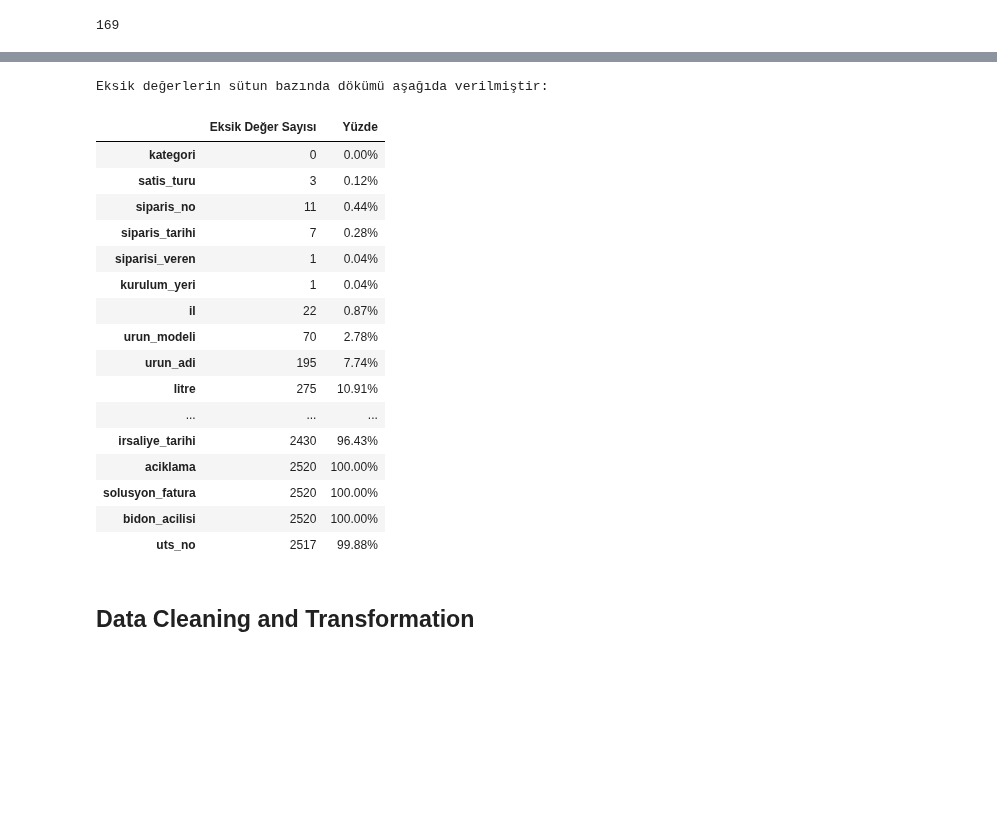
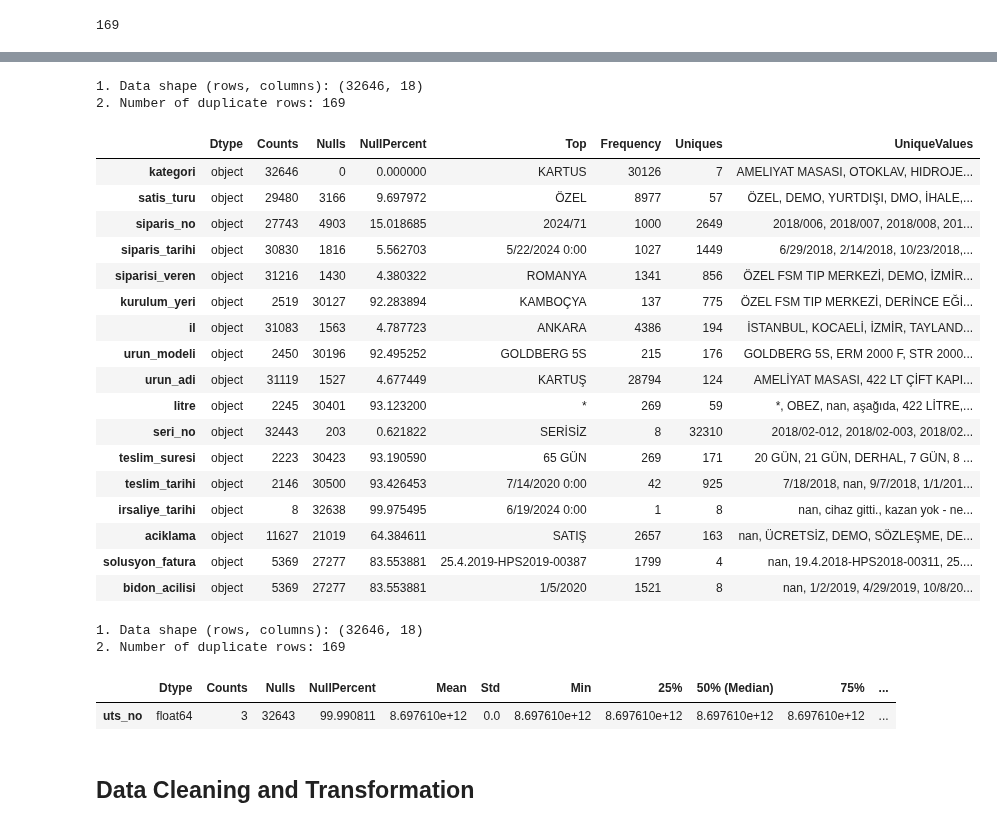
Before and after one commit to Duygu-Jones/LLM_Playground, a Jupyter notebook: 01_EDA/FEATURES/04_Siparis_Teslim_IrsaliyeDate_TeslimSure/Duygu/Duygu_EDA_NOTEBOOK.ipynb, the cells around one changed output, grey strips where cells are left out. Saved outputs shown, nothing was run; the diff lists cells and outputs as text; code cells hidden in the pictures; blank space fills up the shorter version.

```diff
--- a/01_EDA/FEATURES/04_Siparis_Teslim_IrsaliyeDate_TeslimSure/Duygu/Duygu_EDA_NOTEBOOK.ipynb
+++ b/01_EDA/FEATURES/04_Siparis_Teslim_IrsaliyeDate_TeslimSure/Duygu/Duygu_EDA_NOTEBOOK.ipynb
@@ -227,23 +179,32 @@ utils.df = df_filtered
-# %%
-utils.missing_values()
-# %% [output]
-Eksik değerlerin sütun bazında dökümü aşağıda verilmiştir:
-|  | Eksik Değer Sayısı | Yüzde |
-| kategori | 0 | 0.00% |
-| satis_turu | 3 | 0.12% |
-| siparis_no | 11 | 0.44% |
-| siparis_tarihi | 7 | 0.28% |
-| siparisi_veren | 1 | 0.04% |
-| kurulum_yeri | 1 | 0.04% |
-| il | 22 | 0.87% |
-| urun_modeli | 70 | 2.78% |
-| urun_adi | 195 | 7.74% |
-| litre | 275 | 10.91% |
-| ... | ... | ... |
-| irsaliye_tarihi | 2430 | 96.43% |
-| aciklama | 2520 | 100.00% |
-| solusyon_fatura | 2520 | 100.00% |
-| bidon_acilisi | 2520 | 100.00% |
-| uts_no | 2517 | 99.88% |
+# %%
+utils.object_summary()
+# %% [output]
+1. Data shape (rows, columns): (32646, 18)
+2. Number of duplicate rows: 169
+|  | Dtype | Counts | Nulls | NullPercent | Top | Frequency | Uniques | UniqueValues |
+| kategori | object | 32646 | 0 | 0.000000 | KARTUS | 30126 | 7 | AMELIYAT MASASI, OTOKLAV, HIDROJE... |
+| satis_turu | object | 29480 | 3166 | 9.697972 | ÖZEL | 8977 | 57 | ÖZEL, DEMO, YURTDIŞI, DMO, İHALE,... |
+| siparis_no | object | 27743 | 4903 | 15.018685 | 2024/71 | 1000 | 2649 | 2018/006, 2018/007, 2018/008, 201... |
+| siparis_tarihi | object | 30830 | 1816 | 5.562703 | 5/22/2024 0:00 | 1027 | 1449 | 6/29/2018, 2/14/2018, 10/23/2018,... |
+| siparisi_veren | object | 31216 | 1430 | 4.380322 | ROMANYA | 1341 | 856 | ÖZEL FSM TIP MERKEZİ, DEMO, İZMİR... |
+| kurulum_yeri | object | 2519 | 30127 | 92.283894 | KAMBOÇYA | 137 | 775 | ÖZEL FSM TIP MERKEZİ, DERİNCE EĞİ... |
+| il | object | 31083 | 1563 | 4.787723 | ANKARA | 4386 | 194 | İSTANBUL, KOCAELİ, İZMİR, TAYLAND... |
+| urun_modeli | object | 2450 | 30196 | 92.495252 | GOLDBERG 5S | 215 | 176 | GOLDBERG 5S, ERM 2000 F, STR 2000... |
+| urun_adi | object | 31119 | 1527 | 4.677449 | KARTUŞ | 28794 | 124 | AMELİYAT MASASI, 422 LT ÇİFT KAPI... |
+| litre | object | 2245 | 30401 | 93.123200 | * | 269 | 59 | *, OBEZ, nan, aşağıda, 422 LİTRE,... |
+| seri_no | object | 32443 | 203 | 0.621822 | SERİSİZ | 8 | 32310 | 2018/02-012, 2018/02-003, 2018/02... |
+| teslim_suresi | object | 2223 | 30423 | 93.190590 | 65 GÜN | 269 | 171 | 20 GÜN, 21 GÜN, DERHAL, 7 GÜN, 8 ... |
+| teslim_tarihi | object | 2146 | 30500 | 93.426453 | 7/14/2020 0:00 | 42 | 925 | 7/18/2018, nan, 9/7/2018, 1/1/201... |
+| irsaliye_tarihi | object | 8 | 32638 | 99.975495 | 6/19/2024 0:00 | 1 | 8 | nan, cihaz gitti., kazan yok - ne... |
+| aciklama | object | 11627 | 21019 | 64.384611 | SATIŞ | 2657 | 163 | nan, ÜCRETSİZ, DEMO, SÖZLEŞME, DE... |
+| solusyon_fatura | object | 5369 | 27277 | 83.553881 | 25.4.2019-HPS2019-00387 | 1799 | 4 | nan, 19.4.2018-HPS2018-00311, 25.... |
+| bidon_acilisi | object | 5369 | 27277 | 83.553881 | 1/5/2020 | 1521 | 8 | nan, 1/2/2019, 4/29/2019, 10/8/20... |
+# %%
+utils.numeric_summary()
+# %% [output]
+1. Data shape (rows, columns): (32646, 18)
+2. Number of duplicate rows: 169
+|  | Dtype | Counts | Nulls | NullPercent | Mean | Std | Min | 25% | 50% (Median) | 75% | ... |
+| uts_no | float64 | 3 | 32643 | 99.990811 | 8.697610e+12 | 0.0 | 8.697610e+12 | 8.697610e+12 | 8.697610e+12 | 8.697610e+12 | ... |
 # %% [markdown]
 ## Data Cleaning and Transformation
```
Also changed, not shown: parts of 27 cells of this notebook, 3 other files.
